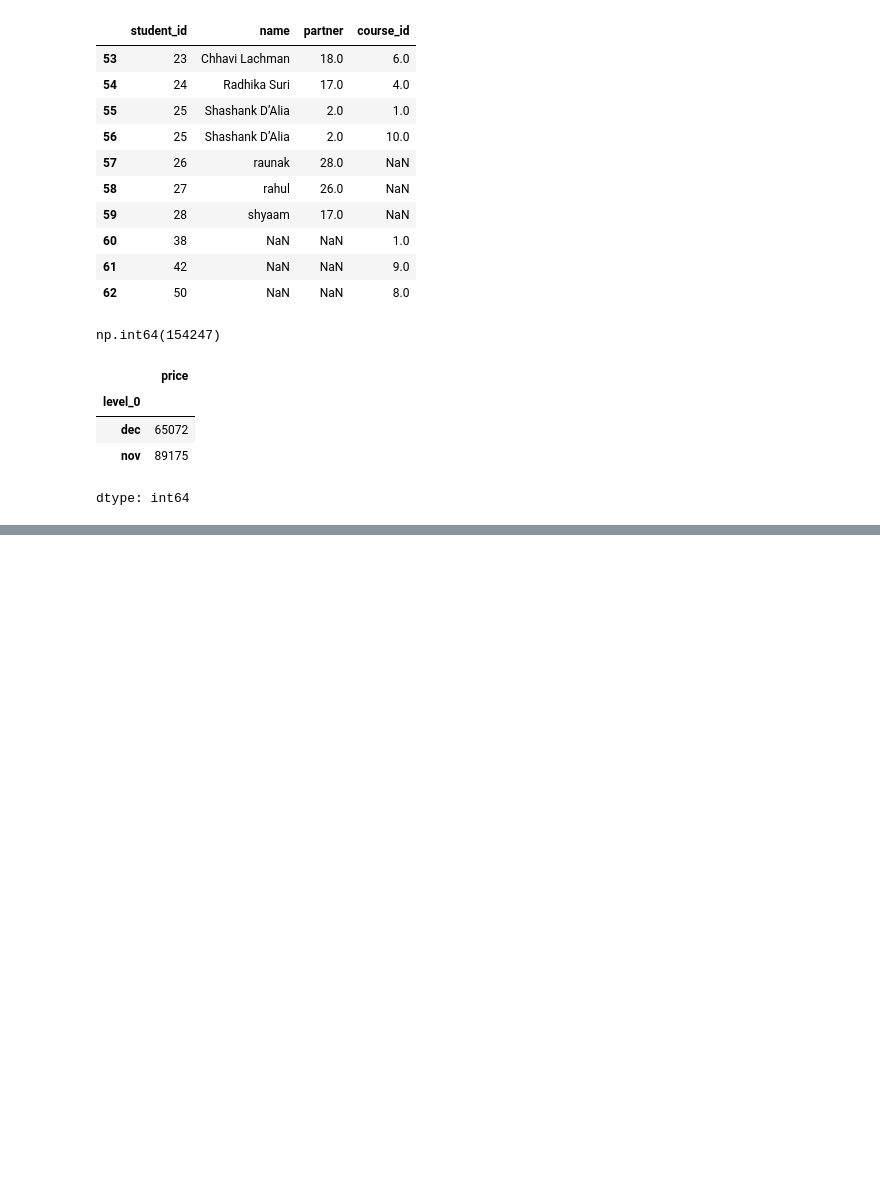
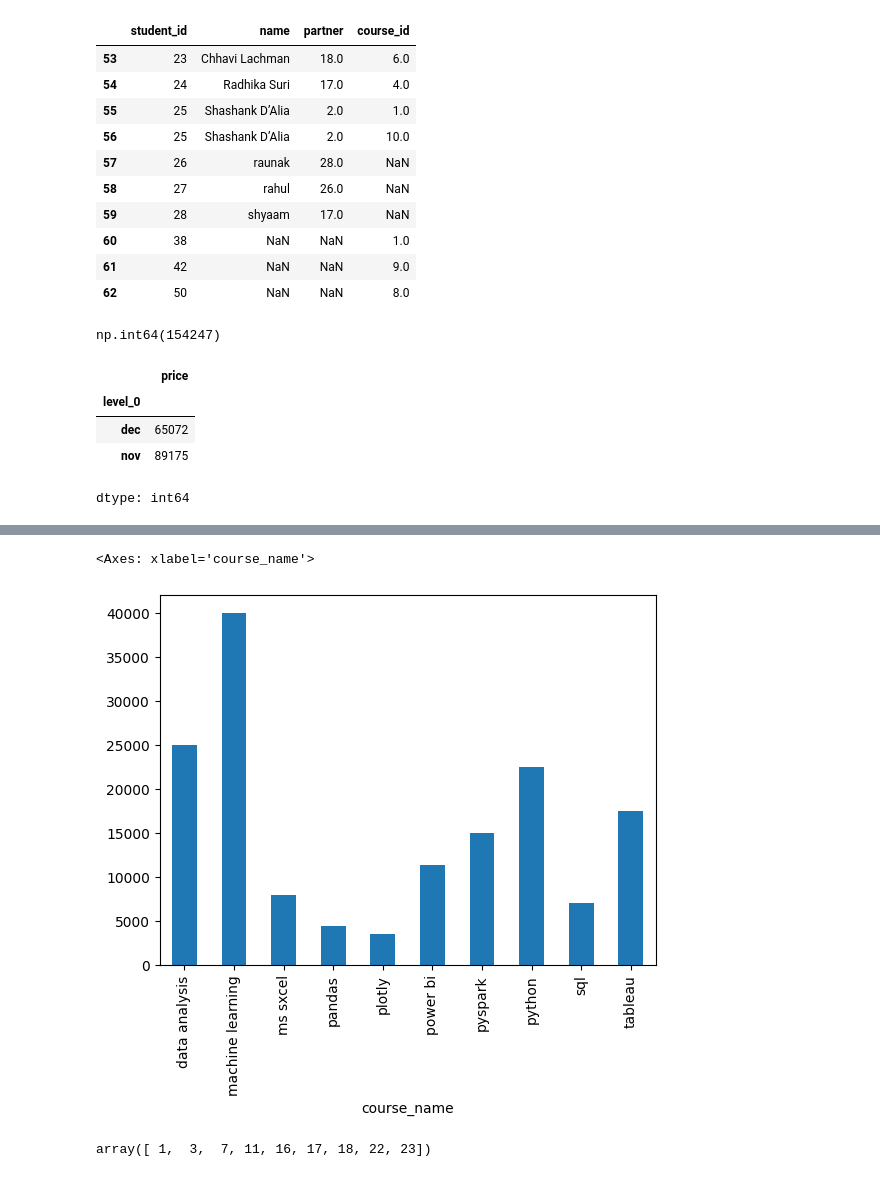
Before and after one commit to raunakdwivedi03/Python_Libraries, a Jupyter notebook: Merging,Joining_&_concatenation.ipynb, the cells around one changed output, grey strips where cells are left out. Cells and saved outputs as stored; diff of their text form; code cells hidden in the pictures; blank space fills up the shorter version.

```diff
--- a/Merging,Joining_&_concatenation.ipynb
+++ b/Merging,Joining_&_concatenation.ipynb
@@ -318,0 +339,12 @@ dtype: int64
+# %%
+# plot the bar chart for revenue /course
+regs.merge(course,on='course_id').groupby('course_name')['price'].sum().plot(kind='bar')
+# %% [output]
+<Axes: xlabel='course_name'>
+[figure, added]
+# %%
+#find the studnet who enrolled in both the months
+commonStudent=np.intersect1d(nov['student_id'],dec['student_id'])
+commonStudent
+# %% [output]
+array([ 1,  3,  7, 11, 16, 17, 18, 22, 23])
```
Also changed, not shown: parts of 20 cells of this notebook.
